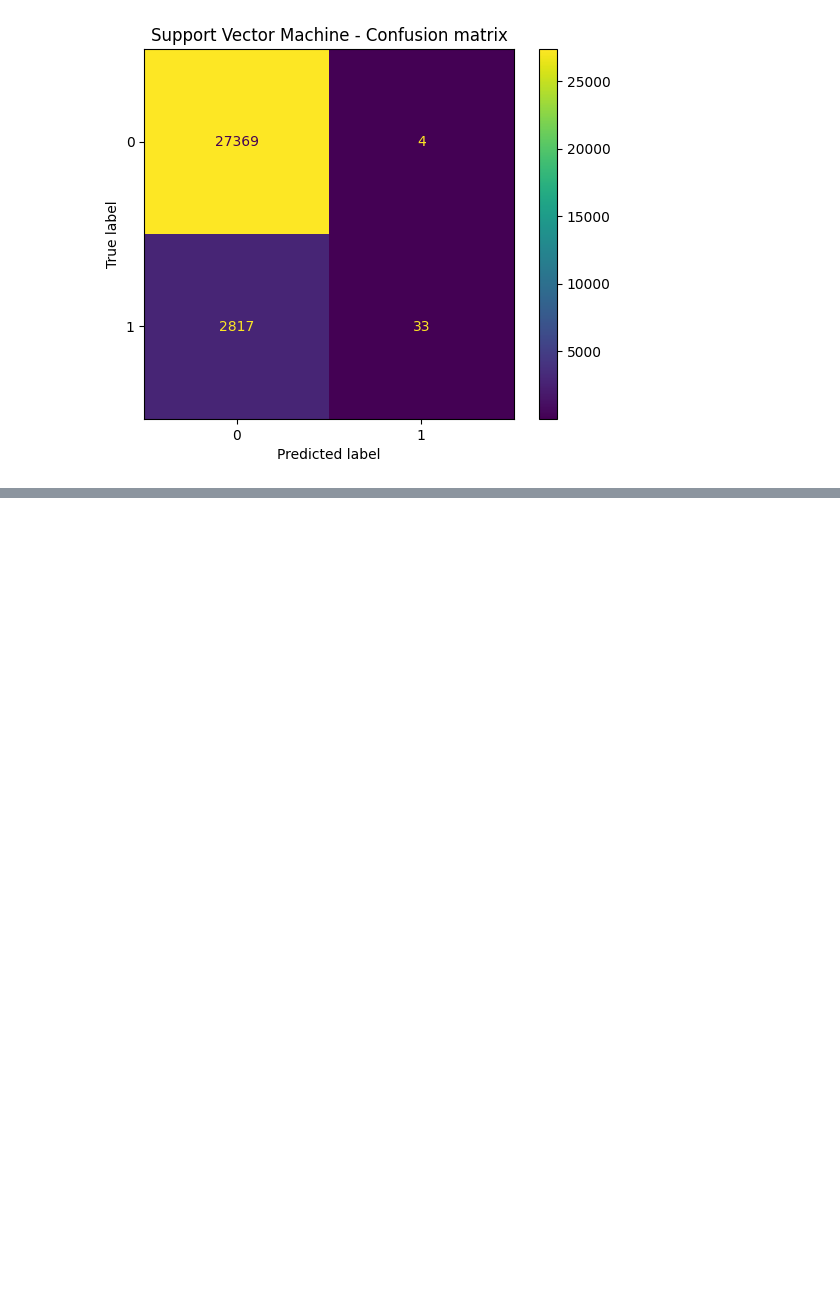
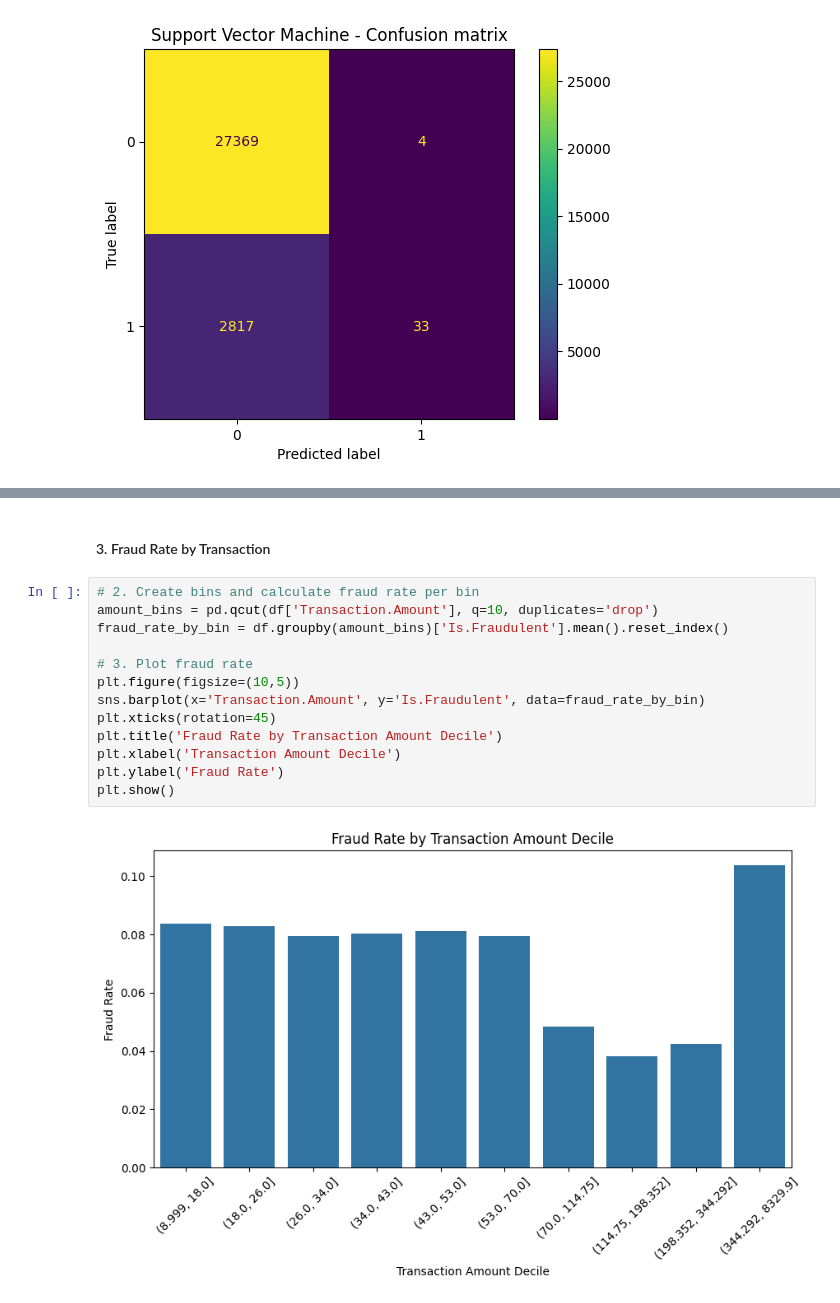
Before and after one commit to joaopcastro710/Proj_AI, a Jupyter notebook: Project 2/Proj2.ipynb, the cells around one changed output, grey strips where cells are left out. Saved outputs shown, nothing was run; the diff lists cells and outputs as text; blank space fills up the shorter version.

```diff
--- a/Project 2/Proj2.ipynb
+++ b/Project 2/Proj2.ipynb
@@ -192,0 +299,17 @@ weighted avg       0.91      0.91      0.86     30223
+# %% [markdown]
+#### 3. Fraud Rate by Transaction
+# %%
+# 2. Create bins and calculate fraud rate per bin
+amount_bins = pd.qcut(df['Transaction.Amount'], q=10, duplicates='drop')
+fraud_rate_by_bin = df.groupby(amount_bins)['Is.Fraudulent'].mean().reset_index()
+
+# 3. Plot fraud rate
+plt.figure(figsize=(10,5))
+sns.barplot(x='Transaction.Amount', y='Is.Fraudulent', data=fraud_rate_by_bin)
+plt.xticks(rotation=45)
+plt.title('Fraud Rate by Transaction Amount Decile')
+plt.xlabel('Transaction Amount Decile')
+plt.ylabel('Fraud Rate')
+plt.show()
+# %% [output]
+[figure, added]
```
Also changed, not shown: parts of 17 cells of this notebook.
